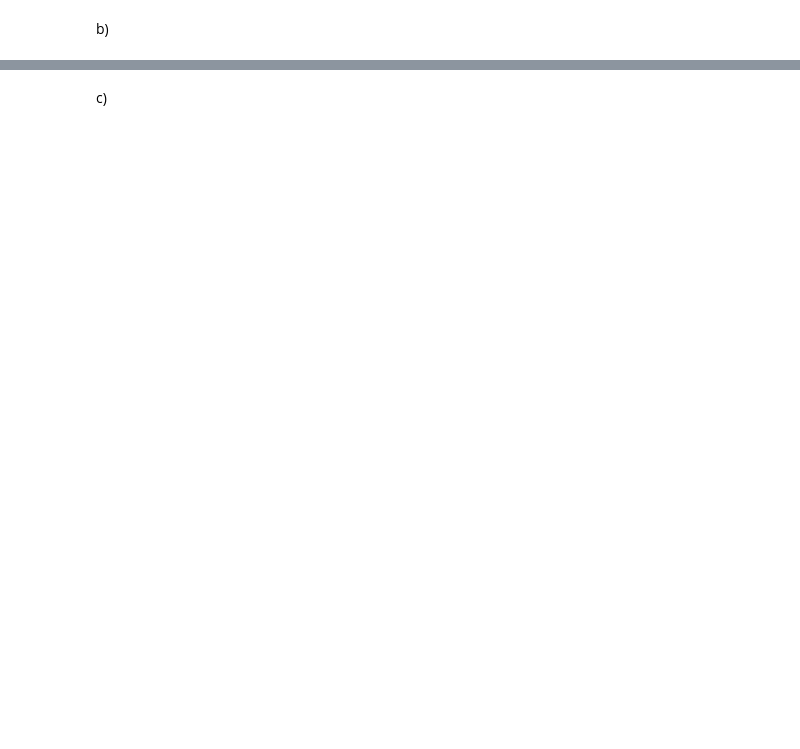
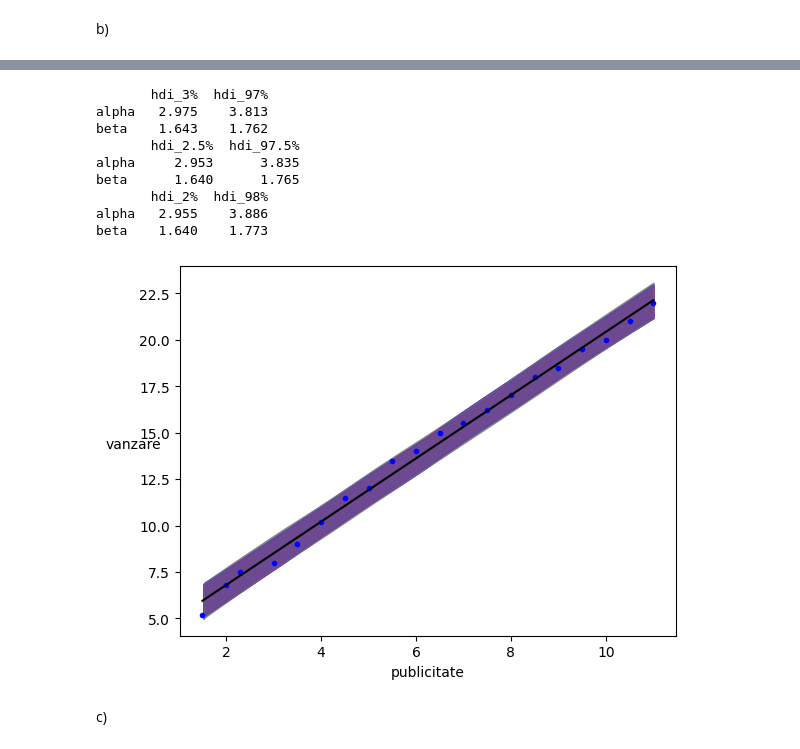
Before and after one commit to Insomnia2304/PMP-2024, a Jupyter notebook: Lab09/Tema7.ipynb, the cells around one changed output, grey strips where cells are left out. Saved outputs shown, nothing was run; the diff lists cells and outputs as text; code cells hidden in the pictures; blank space fills up the shorter version.

```diff
--- a/Lab09/Tema7.ipynb
+++ b/Lab09/Tema7.ipynb
@@ -139,0 +135,17 @@ beta    1.643    1.771
+# %%
+ppc = pm.sample_posterior_predictive(idata_g, model=model_g)
+plt.plot(x, y, 'b.')
+plt.plot(x, alpha_m + beta_m * np.array(x), c='k',
+label=f'y = {alpha_m:.2f} + {beta_m:.2f} * x')
+plt.xlabel('publicitate')
+plt.ylabel('vanzare', rotation=0)
+
+for hdi_prob in [0.94, 0.95, 0.96]:
+    summary_stats = az.summary(idata_g, var_names=['alpha', 'beta'], hdi_prob=hdi_prob)
+    selected_columns = summary_stats.iloc[:, [2, 3]]
+    print(selected_columns)
+
+    az.plot_hdi(x, ppc.posterior_predictive['y_pred'], hdi_prob=0.94, color='red')
+    az.plot_hdi(x, ppc.posterior_predictive['y_pred'], hdi_prob=0.95, color='blue')
+    az.plot_hdi(x, ppc.posterior_predictive['y_pred'], hdi_prob=0.96, color='gray')
+# %% [output]
@@ -140,3 +154,13 @@ beta    1.643    1.771
+       hdi_3%  hdi_97%
+alpha   2.975    3.813
+beta    1.643    1.762
+       hdi_2.5%  hdi_97.5%
+alpha     2.953      3.835
+beta      1.640      1.765
+       hdi_2%  hdi_98%
+alpha   2.955    3.886
+beta    1.640    1.773
+[figure, added]
 # %% [markdown]
 c)
 # %%
```
Also changed, not shown: parts of 8 cells of this notebook.
